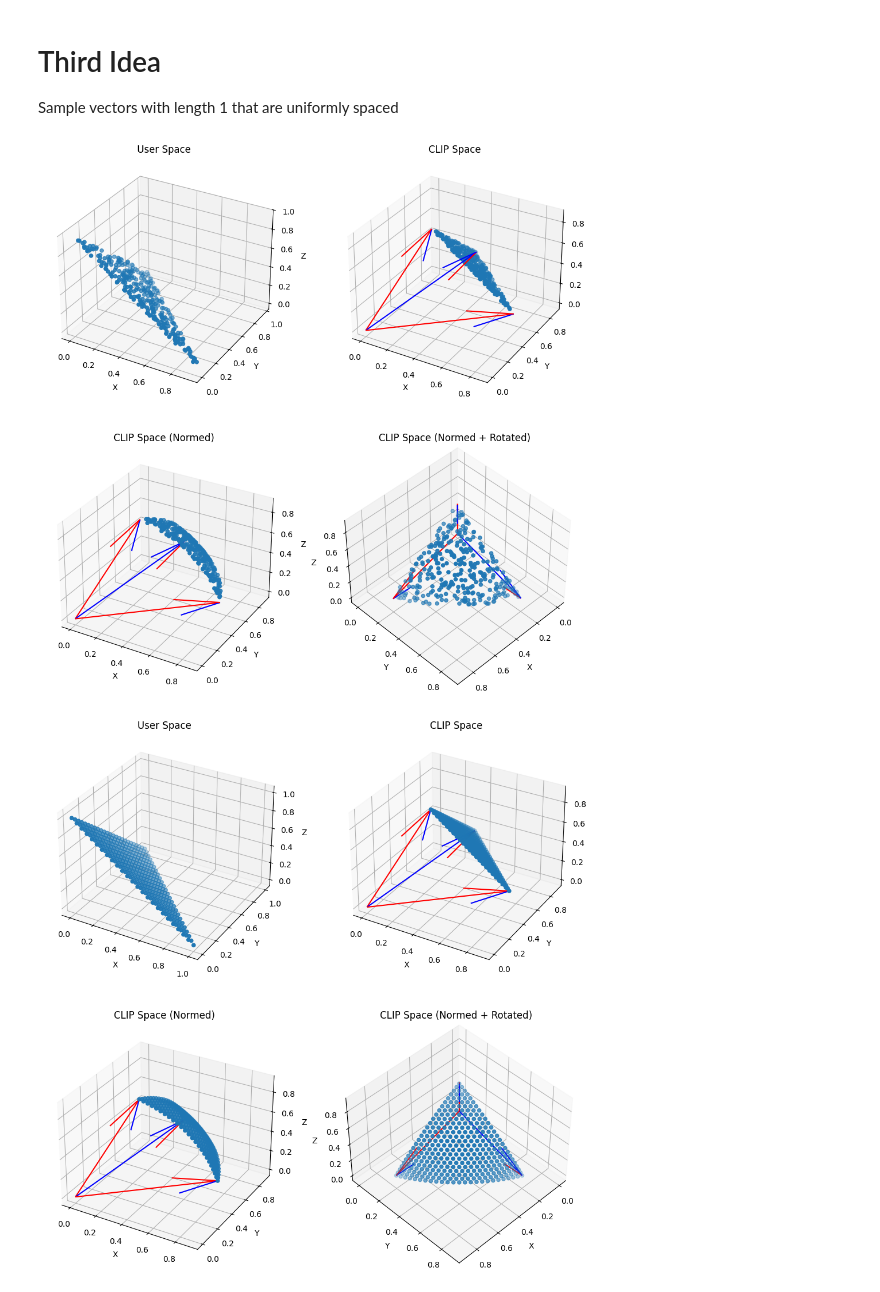
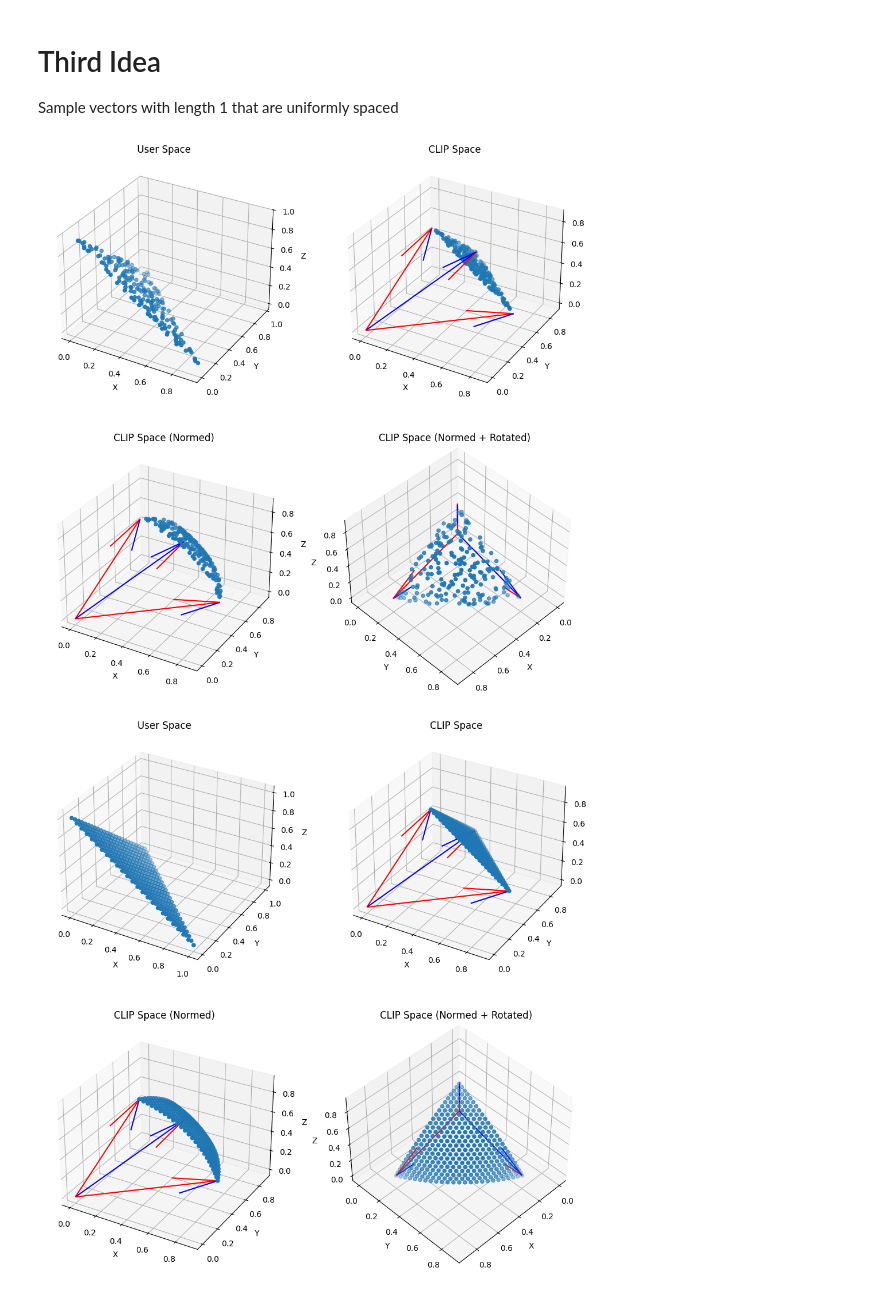
Before and after one commit to Schaban1/bachelor_thesis, a Jupyter notebook: scripts/uniform_sphere_surface_distribution.ipynb, the cells around one changed output. Drawn from its saved outputs; the diff is of its cells as text; code cells hidden in the pictures.

```diff
--- a/scripts/uniform_sphere_surface_distribution.ipynb
+++ b/scripts/uniform_sphere_surface_distribution.ipynb
@@ -255,7 +333,7 @@ heads = torch.tensor([[0.35, 0.35, 1.], [0.35, 1., 0.35], [1., 0.35, 0.35]])
 heads_normed = F.normalize(heads, p=2, dim=-1)
 
 # Generate samples from the Dirichlet distribution
-num_samples = 300
+num_samples = 200
 alpha = torch.ones(3)  # Concentration parameter (uniform)
 distribution = torch.distributions.dirichlet.Dirichlet(alpha)
 x_rand = distribution.sample(sample_shape=(num_samples,))
@@ -281,34 +359,34 @@ ax_1.set_zlabel('Z')
 
 # Project embeds on the spheres surface in the CLIP Space
 embeds_proj = F.normalize(embeds, p=2, dim=-1)
 ax_2 = fig.add_subplot(2, 2, 3, projection='3d')
 ax_2.quiver(*origin, heads_normed[:,0], heads_normed[:,1], heads_normed[:,2], color=['r','b'])
 ax_2.scatter(embeds_proj[:,0], embeds_proj[:,1], embeds_proj[:,2])
 ax_2.set_title('CLIP Space (Normed)')
 ax_2.set_xlabel('X')
 ax_2.set_ylabel('Y')
 ax_2.set_zlabel('Z')
 
 # Same PLot but with a front view
 ax_3 = fig.add_subplot(2, 2, 4, projection='3d')
 ax_3.quiver(*origin, heads_normed[:,0], heads_normed[:,1], heads_normed[:,2], color=['r','b'])
 ax_3.scatter(embeds_proj[:,0], embeds_proj[:,1], embeds_proj[:,2])
 ax_3.set_title('CLIP Space (Normed + Rotated)')
 ax_3.set_xlabel('X')
 ax_3.set_ylabel('Y')
 ax_3.set_zlabel('Z')
 
 #Rotate to se the sphere
 angle = 90
 angle_norm = (angle + 180) % 360 - 180
 elev = 45
 azim = 45
 roll = 0
 ax_3.view_init(elev, azim, roll)
 
 plt.show()
 # %% [output]
-[figure, old version]
+[figure, new version]
 # %%
 torch.manual_seed(42)
 
```
Also changed, not shown: parts of 4 cells of this notebook.
